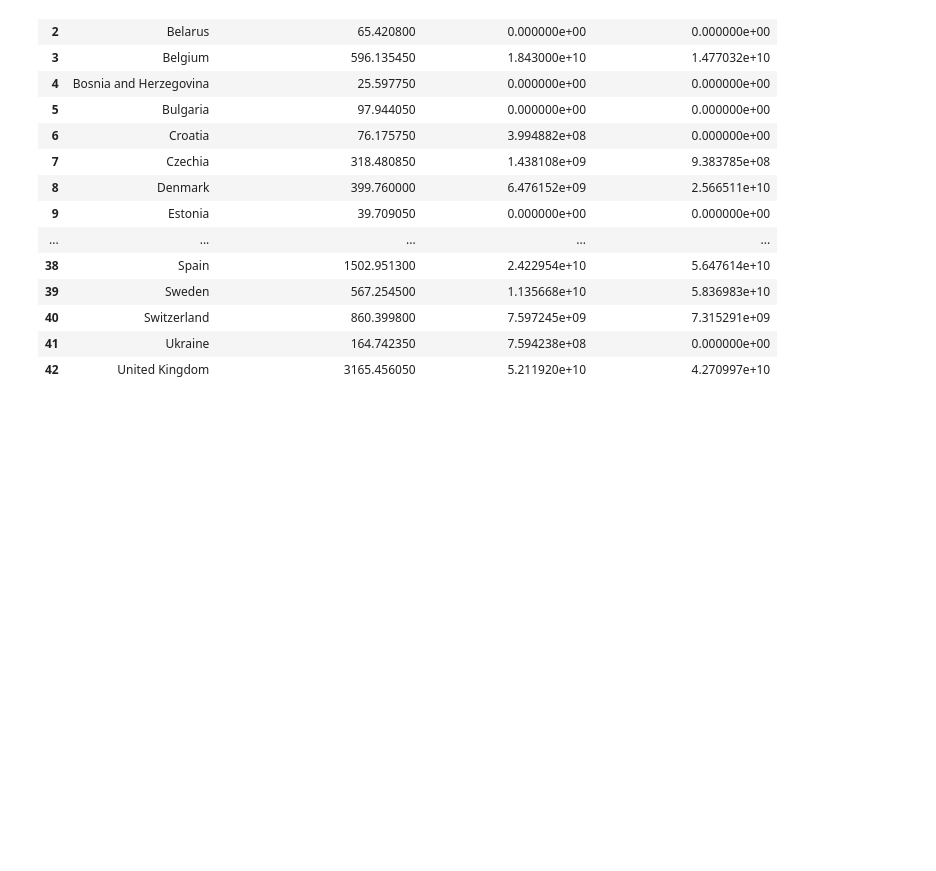
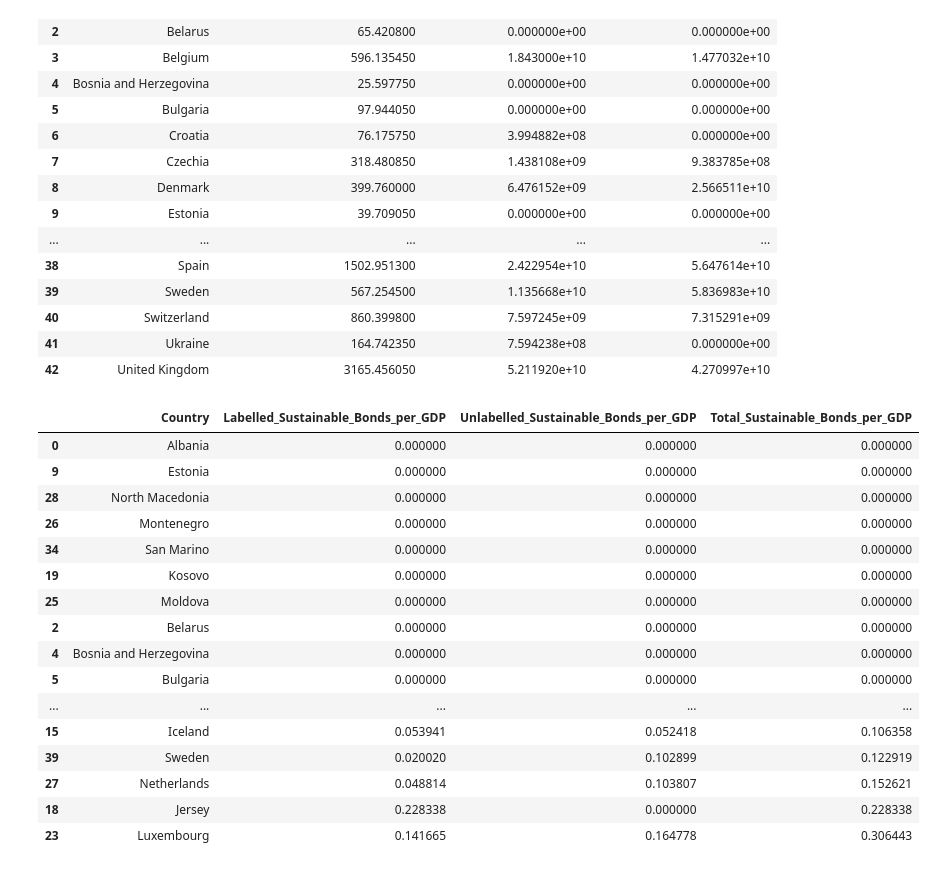
Before and after one commit to pavobravo11/Data501_Project, a Jupyter notebook: Bonds/bonds_per_gdp.ipynb, the cells around one changed output. Saved outputs shown, nothing was run; the diff lists cells and outputs as text; code cells hidden in the pictures; blank space fills up the shorter version.

```diff
--- a/Bonds/bonds_per_gdp.ipynb
+++ b/Bonds/bonds_per_gdp.ipynb
@@ -43,9 +45,9 @@ nominal_bonds
 | 41 | Ukraine | 164.742350 | 7.594238e+08 | 0.000000e+00 |
 | 42 | United Kingdom | 3165.456050 | 5.211920e+10 | 4.270997e+10 |
 # %%
-nominal_bonds["Labelled Sustainable Bonds Issued per GDP"] = \
+nominal_bonds["Labelled_Sustainable_Bonds_per_GDP"] = \
     (nominal_bonds['Amt Issued (EUR) Labelled']*10**-9)/nominal_bonds['Nominal 2023 GDP (EUR Billions)']
 
-nominal_bonds["Unlabelled Sustainable Bonds Issued per GDP"] = \
+nominal_bonds["Unlabelled_Sustainable_Bonds_per_GDP"] = \
     (nominal_bonds['Amt Issued (EUR) Unlabelled']*10**-9)/nominal_bonds['Nominal 2023 GDP (EUR Billions)']
 # %%
@@ -53,0 +63,20 @@ nominal_bonds[vars].to_csv("Europe_Green_Bonds_Percentage_of_GDP.csv", index=Fal
+# %%
+bonds_per_gdp
+# %% [output]
+|  | Country | Labelled_Sustainable_Bonds_per_GDP | Unlabelled_Sustainable_Bonds_per_GDP | Total_Sustainable_Bonds_per_GDP |
+| 0 | Albania | 0.000000 | 0.000000 | 0.000000 |
+| 9 | Estonia | 0.000000 | 0.000000 | 0.000000 |
+| 28 | North Macedonia | 0.000000 | 0.000000 | 0.000000 |
+| 26 | Montenegro | 0.000000 | 0.000000 | 0.000000 |
+| 34 | San Marino | 0.000000 | 0.000000 | 0.000000 |
+| 19 | Kosovo | 0.000000 | 0.000000 | 0.000000 |
+| 25 | Moldova | 0.000000 | 0.000000 | 0.000000 |
+| 2 | Belarus | 0.000000 | 0.000000 | 0.000000 |
+| 4 | Bosnia and Herzegovina | 0.000000 | 0.000000 | 0.000000 |
+| 5 | Bulgaria | 0.000000 | 0.000000 | 0.000000 |
+| ... | ... | ... | ... | ... |
+| 15 | Iceland | 0.053941 | 0.052418 | 0.106358 |
+| 39 | Sweden | 0.020020 | 0.102899 | 0.122919 |
+| 27 | Netherlands | 0.048814 | 0.103807 | 0.152621 |
+| 18 | Jersey | 0.228338 | 0.000000 | 0.228338 |
+| 23 | Luxembourg | 0.141665 | 0.164778 | 0.306443 |
```
Also changed, not shown: parts of 7 cells of this notebook, 9 other files.
